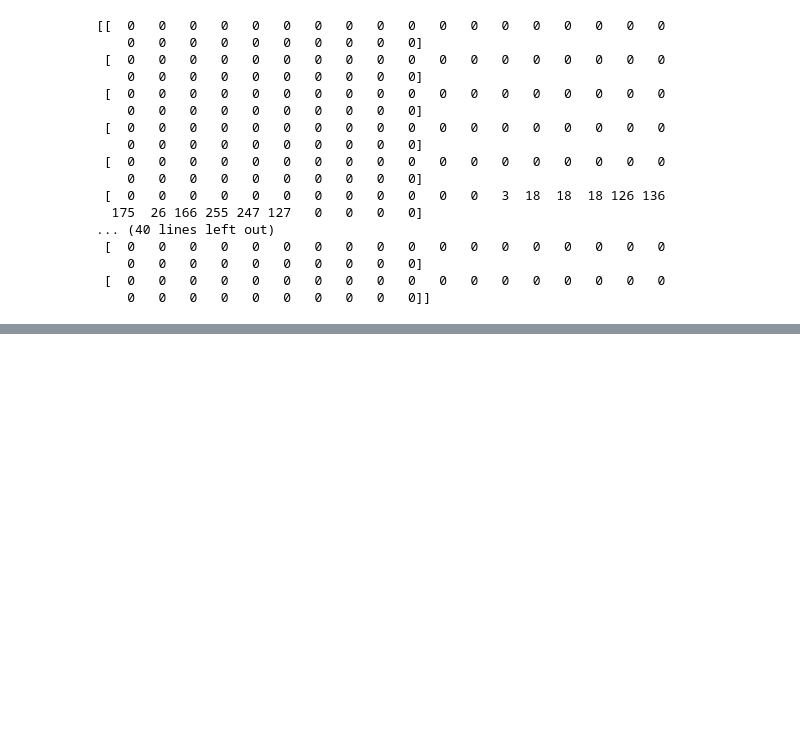
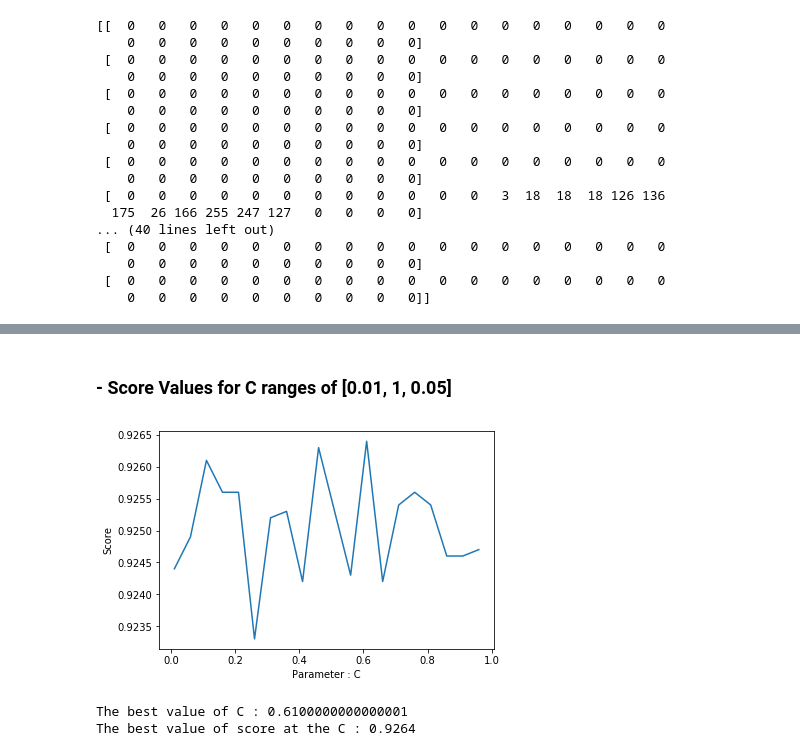
Before and after one commit to ByeongGil-Jung/2018-Artificial-Intelligence, a Jupyter notebook: PBL_1/PBL1_logistic_regression.ipynb, the cells around one changed output, grey strips where cells are left out. Drawn from its saved outputs; the diff is of its cells as text; code cells hidden in the pictures; blank space fills up the shorter version.

```diff
--- a/PBL_1/PBL1_logistic_regression.ipynb
+++ b/PBL_1/PBL1_logistic_regression.ipynb
@@ -115,0 +123,4 @@ def get_flatten_pixel_list(training_list):
+# %%
+# Flatten Training-data-set & Test-data-set
+training_flatted_pixel_list, training_label_list = get_dataset_list(training_list)
+test_flatted_pixel_list, test_label_list = get_dataset_list(test_list)
@@ -115,0 +145,45 @@ def get_flatten_pixel_list(training_list):
+# %%
+"""
+C ::
+- C = 1 / lambda
+- 가장 accuracy 가 높은 최적의 C 를 찾아야 한다.
+- 일반적으로 C의 값이 작을수록 적합한 모델이 나온다. (그렇다고 너무 작으면 안된다.)
+
+tol ::
+- 정지 기준에 대한 허용 오차.
+- 즉, tol 이 작을수록 더 오래걸리지만 정확해진다.
+- 여기선 0.1 로 fixed
+"""
+
+clf_m = LogisticRegression(C=1.0,
+                           multi_class='multinomial',
+                           penalty='l1', solver='saga', tol=0.1)
+# %% [markdown]
+### - Score Values for C ranges of [0.01, 1, 0.05]
+# %%
+best_values = {"best_c": 0, "best_score": 0}
+
+arr_score = list()
+arr_c = np.arange(0.01, 1, 0.05)
+for c in range(len(arr_c)):
+    clf_m.set_params(C=arr_c[c])
+    clf_m.fit(training_flatted_pixel_list, training_label_list)
+    score_temp = clf_m.score(test_flatted_pixel_list, test_label_list)
+    arr_score.append(score_temp)
+
+    if best_values["best_score"] < score_temp:
+        best_values["best_c"] = arr_c[c]
+        best_values["best_score"] = score_temp
+
+plt.plot(arr_c, arr_score)
+plt.xlabel("Parameter : C")
+plt.ylabel("Score")
+plt.show()
+# %% [output]
+[figure, added]
+# %%
+print("The best value of C : {}".format(best_values["best_c"]))
+print("The best value of score at the C : {}".format(best_values["best_score"]))
+# %% [output]
+The best value of C : 0.6100000000000001
+The best value of score at the C : 0.9264
```
Also changed, not shown: parts of 13 cells of this notebook.
